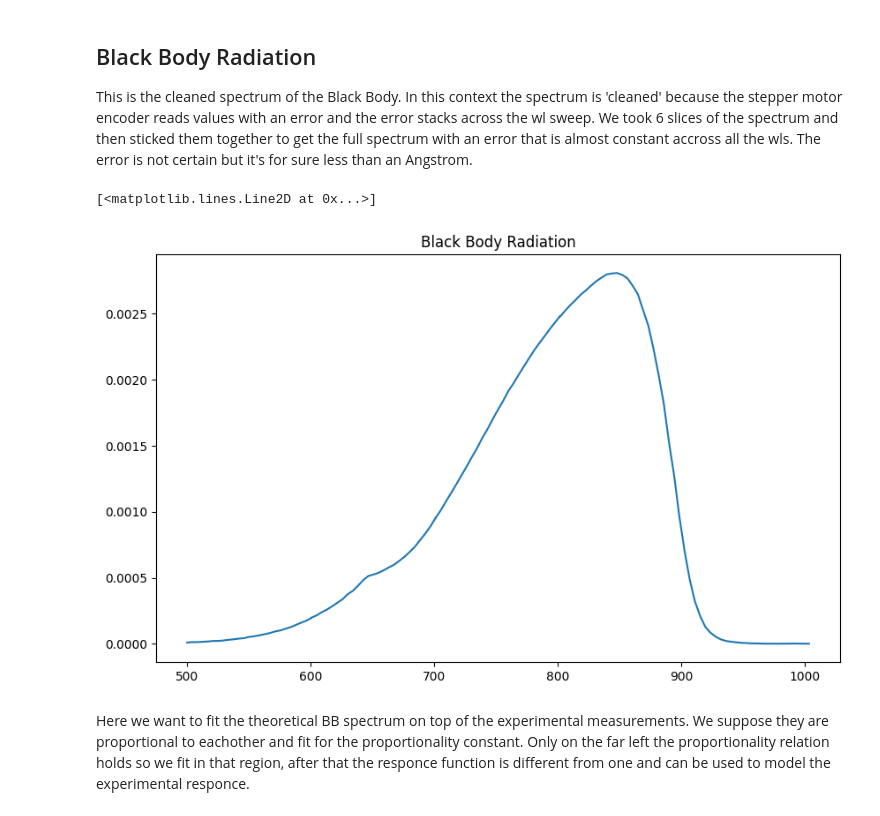
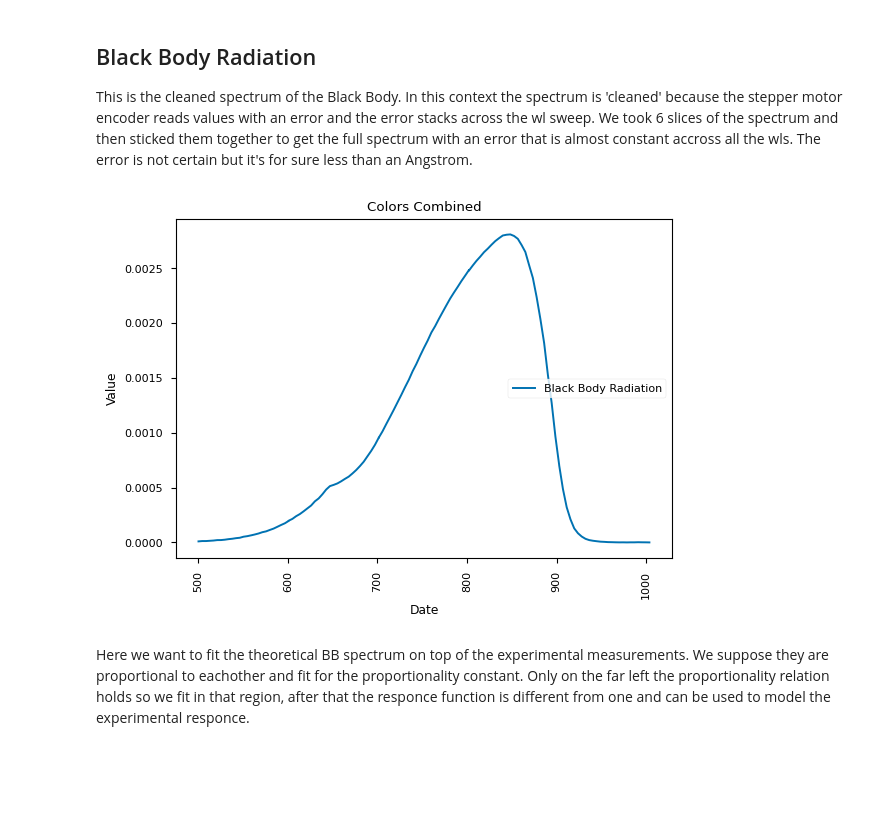
Before and after one commit to zar-hub/Lab_Materia_Condensata, a Jupyter notebook: Lab_Report.ipynb, the cells around one changed output. Saved outputs shown, nothing was run; the diff lists cells and outputs as text; code cells hidden in the pictures; blank space fills up the shorter version.

```diff
--- a/Lab_Report.ipynb
+++ b/Lab_Report.ipynb
@@ -13,15 +13,19 @@ import matplotlib.pyplot as plt
 from mpl_toolkits.axes_grid1.inset_locator import inset_axes, mark_inset
 from matplotlib import rcParams
 import modules.utils as utils
+from importlib import reload
+#reload(utils)
 
-OUT_PATH = {
+OUT_PATHS = {
     'figs_dir' : './figures',
     'results_dir' : './results',
 }
 
-IN_PATH = {
+IN_PATHS = {
     'black_body_dir' : './raw_data/Black_Body_Radiation',
 }
+
+utils.check_paths(IN_PATHS, OUT_PATHS)
 # %% [markdown]
 ## Black Body Radiation
 This is the cleaned spectrum of the Black Body. In this context the spectrum is 'cleaned' because the stepper motor encoder reads values with an error and the error stacks across the wl sweep.
@@ -29,21 +33,29 @@ We took 6 slices of the spectrum and then sticked them together to get the full
 # %%
 from os import path
 
 # Black Body dataframe
-BB_Exp_df = pd.read_csv(path.join(OUT_PATH['results_dir'], 'black_body.csv'),
+BB_Exp_df = pd.read_csv(path.join(OUT_PATHS['results_dir'], 'black_body.csv'),
                         dtype='float64',
                         converters={'meta' : str})
 
 # the wl will be in nanometers but the data is in angstroms
 # so we must divide by 10 to get the correct units
 BB_Exp_df['wl'] = BB_Exp_df['wl'] / 10
 
-fig, ax = plt.subplots(figsize=(10, 6))
-ax.set_title('Black Body Radiation')
-ax.plot(BB_Exp_df['wl'], BB_Exp_df['mean'], label='Black Body Radiation')
+with plt.style.context(['seaborn-v0_8-colorblind', 'seaborn-v0_8-paper']):
+    fig, ax = plt.subplots()
+    ax.plot(BB_Exp_df['wl'], BB_Exp_df['mean'], label='Black Body Radiation')
+    ax.set_title('Colors Combined')
+    ax.tick_params(axis='x', labelrotation = 90)
+    ax.set(xlabel='Date', ylabel='Value')
+    ax.legend(loc='center right', ncol=4)
+
+    fig.savefig(
+        path.join(OUT_PATHS['figs_dir'], 'black_body_spectrum.pdf'),
+        bbox_inches='tight',
+    )
 # %% [output]
-[<matplotlib.lines.Line2D at 0x...>]
-[figure, old version]
+[figure, new version]
 # %% [markdown]
 Here we want to fit the theoretical BB spectrum on top of the experimental measurements. We suppose they are proportional to eachother and fit for the proportionality constant. Only on the far left the proportionality relation holds so we fit in that region, after that the responce function is different from one and can be used to model the experimental responce.
 # %%
```
Also changed, not shown: 1 other file.
